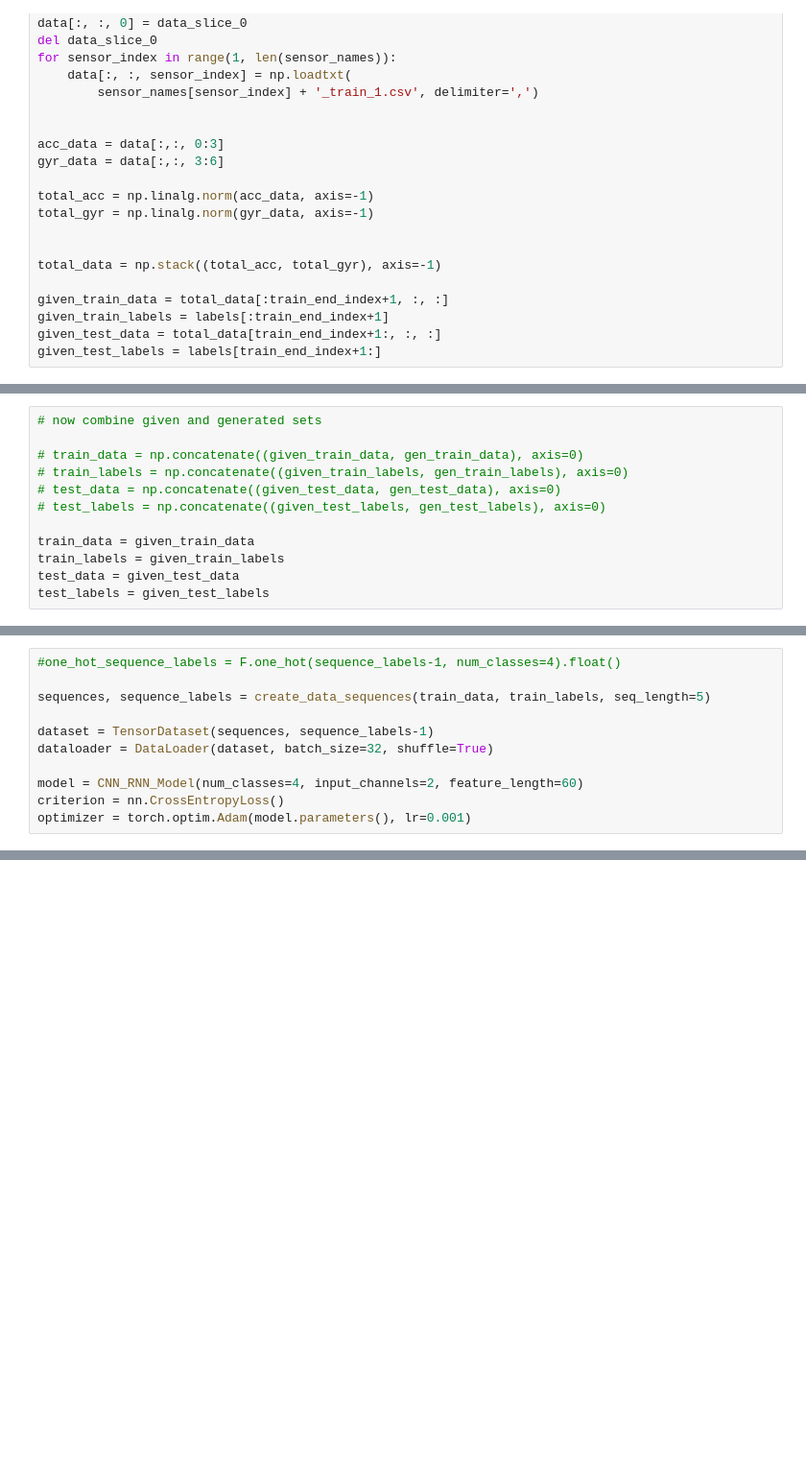
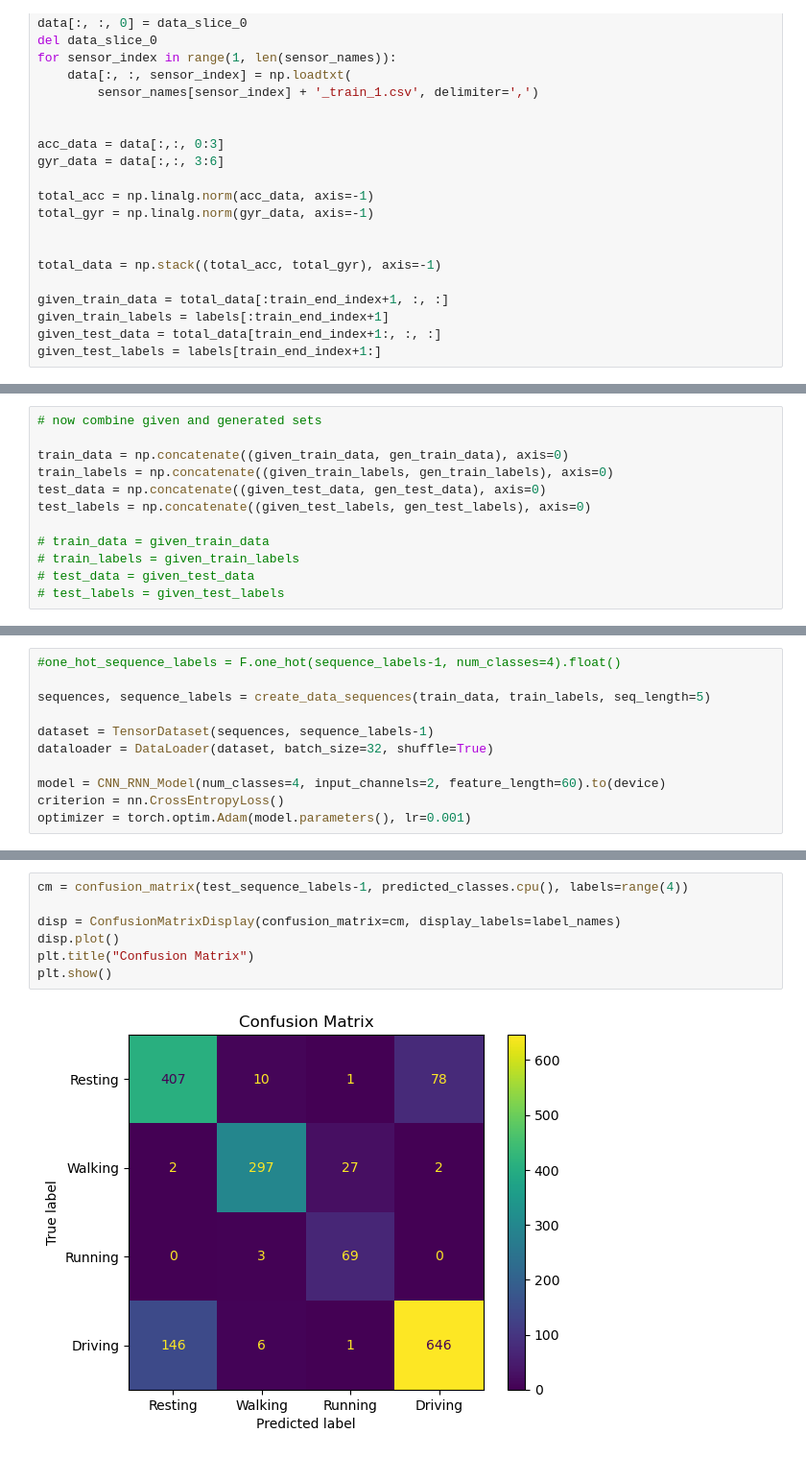
Before and after one commit to BaileyDalton007/CSDS340_Case_Study_2, a Jupyter notebook: combine_model_approach.ipynb, the cells around one changed output, grey strips where cells are left out. Shown at 96% size. Cells and saved outputs as stored; diff of their text form; blank space fills up the shorter version.

Commit message:
creates confusion matrix for combined model

```diff
--- a/combine_model_approach.ipynb
+++ b/combine_model_approach.ipynb
@@ -45,13 +75,13 @@ given_test_labels = labels[train_end_index+1:]
 # %%
 # now combine given and generated sets
 
-# train_data = np.concatenate((given_train_data, gen_train_data), axis=0)
-# train_labels = np.concatenate((given_train_labels, gen_train_labels), axis=0)
-# test_data = np.concatenate((given_test_data, gen_test_data), axis=0)
-# test_labels = np.concatenate((given_test_labels, gen_test_labels), axis=0)
+train_data = np.concatenate((given_train_data, gen_train_data), axis=0)
+train_labels = np.concatenate((given_train_labels, gen_train_labels), axis=0)
+test_data = np.concatenate((given_test_data, gen_test_data), axis=0)
+test_labels = np.concatenate((given_test_labels, gen_test_labels), axis=0)
 
-train_data = given_train_data
-train_labels = given_train_labels
-test_data = given_test_data
-test_labels = given_test_labels
+# train_data = given_train_data
+# train_labels = given_train_labels
+# test_data = given_test_data
+# test_labels = given_test_labels
 # %%
@@ -158,7 +175,7 @@ sequences, sequence_labels = create_data_sequences(train_data, train_labels, seq
 dataset = TensorDataset(sequences, sequence_labels-1)
 dataloader = DataLoader(dataset, batch_size=32, shuffle=True)
 
-model = CNN_RNN_Model(num_classes=4, input_channels=2, feature_length=60)
+model = CNN_RNN_Model(num_classes=4, input_channels=2, feature_length=60).to(device)
 criterion = nn.CrossEntropyLoss()
 optimizer = torch.optim.Adam(model.parameters(), lr=0.001)
 # %%
@@ -242,0 +252,9 @@ Macro-averaged F1 score: 0.8584841858877553
+# %%
+cm = confusion_matrix(test_sequence_labels-1, predicted_classes.cpu(), labels=range(4))
+
+disp = ConfusionMatrixDisplay(confusion_matrix=cm, display_labels=label_names)
+disp.plot()
+plt.title("Confusion Matrix")
+plt.show()
+# %% [output]
+[figure, added]
```
Also changed, not shown: parts of 10 cells of this notebook.
